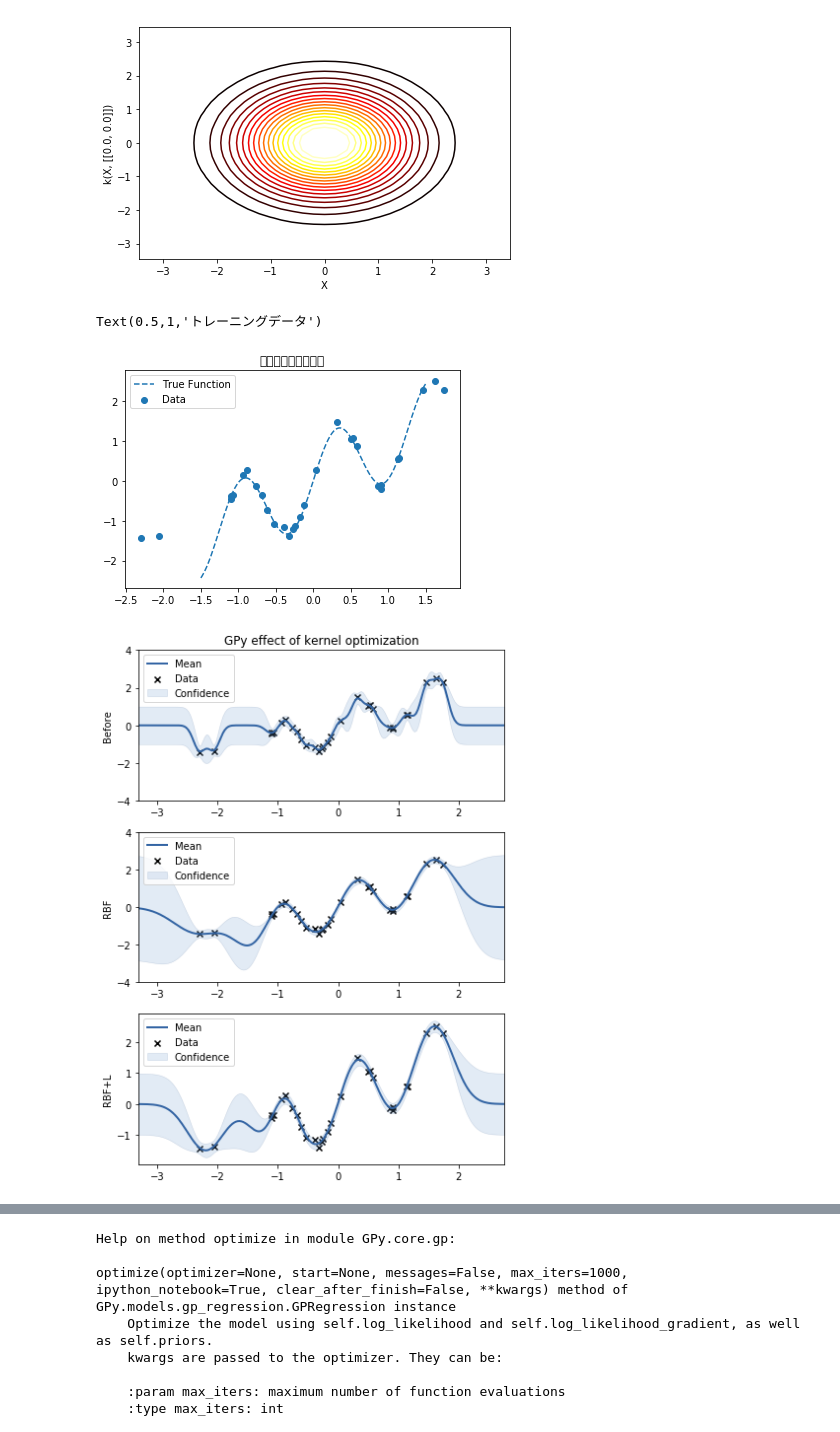
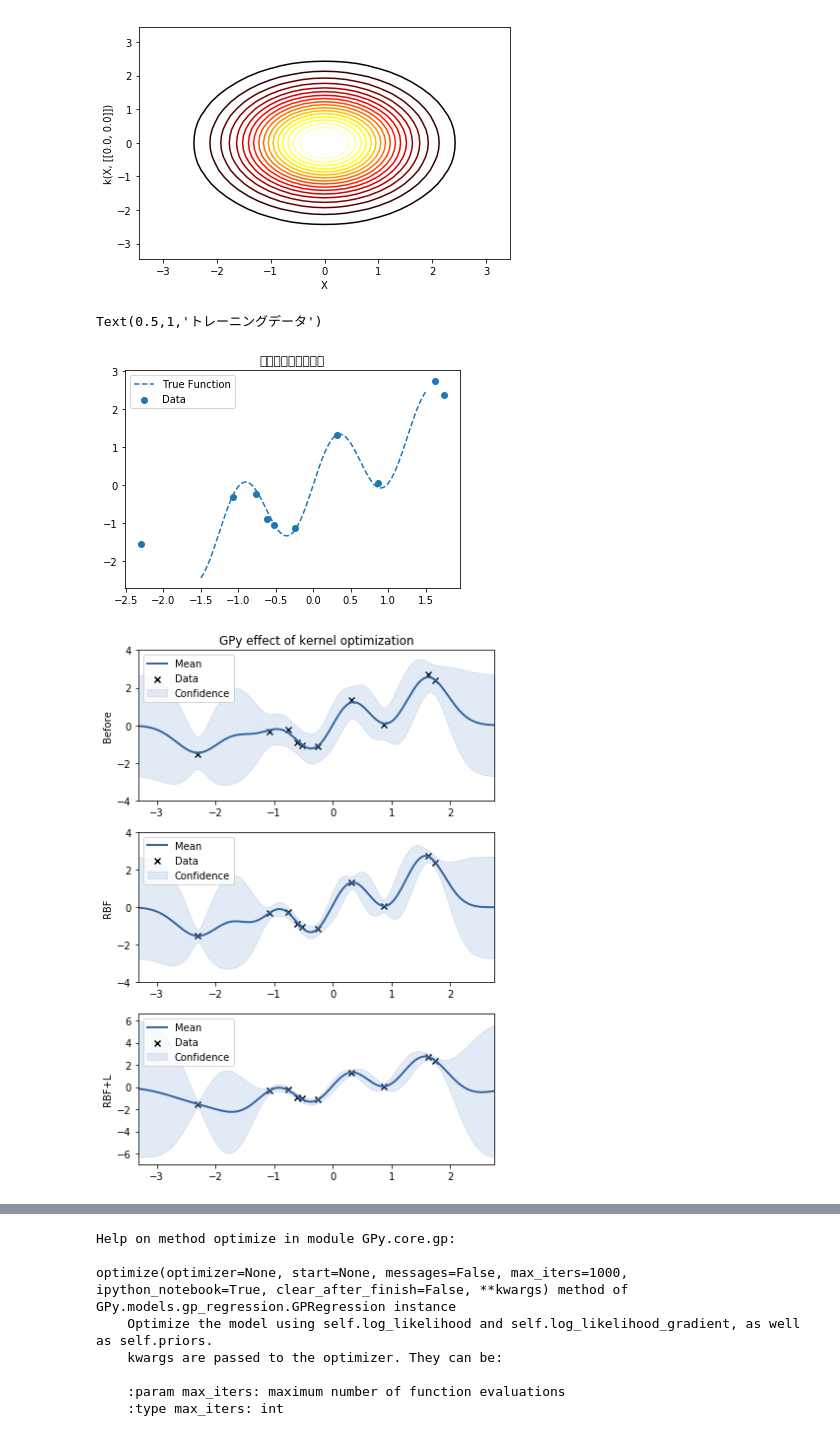
Before and after one commit to TakuTsuzuki/TimecostBO, a Jupyter notebook: GPy test.ipynb, the cells around one changed output, grey strips where cells are left out. Cells and saved outputs as stored; diff of their text form; code cells hidden in the pictures.

```diff
--- a/GPy test.ipynb
+++ b/GPy test.ipynb
@@ -188,7 +188,7 @@ def true_func(x):
     return y
 
 np.random.seed(1)
-x_train = np.random.normal(0, 1., 30)
+x_train = np.random.normal(0, 1., 10)
 y_train = true_func(x_train) + np.random.normal(loc=0, scale=.1, size=x_train.shape)
 xx = np.linspace(-1.5, 1.5, 200)
 plt.scatter(x_train, y_train, label="Data")
@@ -197,7 +197,7 @@ plt.legend()
 plt.title("トレーニングデータ")
 # %% [output]
 Text(0.5,1,'トレーニングデータ')
-[figure, old version]
+[figure, new version]
 # %%
 import GPy.kern as gp_kern
 #kern = gp_kern.PeriodicMatern32(input_dim=1) * gp_kern.RBF(input_dim=1)
@@ -205,34 +205,36 @@ kern = gp_kern.RBF(input_dim=1) #+ gp_kern.Bias(input_dim=1)
 #kern = gp_kern.PeriodicExponential(input_dim=1)
 gpy_model = GPy.models.GPRegression(X=x_train.reshape(-1, 1), Y=y_train.reshape(-1, 1), kernel=kern, normalizer=None)
 # %%
-kern = gp_kern.RBF(input_dim=1, variance = 0.25, lengthscale=.1)
-gpy_model = GPy.models.GPRegression(X=x_train.reshape(-1, 1), Y=y_train.reshape(-1, 1), kernel=kern, noise_var=0.01)
+kern = gp_kern.RBF(input_dim=1, variance = 10, lengthscale=1)
+gpy_model = GPy.models.GPRegression(X=x_train.reshape(-1, 1), Y=y_train.reshape(-1, 1), kernel=kern, noise_var=0.1)
+gpy_model.Gaussian_noise.variance.fix()
+gpy_model.optimize()
 fig = plt.figure(figsize=(6,8))
 ax1 = fig.add_subplot(311)
 gpy_model.plot(ax=ax1)  # 最適化前の予測
 
-kern = gp_kern.RBF(input_dim=1)
+kern = gp_kern.RBF(input_dim=1, variance = 10, lengthscale=1)
 gpy_model = GPy.models.GPRegression(X=x_train.reshape(-1, 1), Y=y_train.reshape(-1, 1), kernel=kern, noise_var=0.01)
 gpy_model.optimize()
 ax2 = fig.add_subplot(312, sharex=ax1)
 gpy_model.plot(ax=ax2)  # カーネル最適化後の予測
 
-kern = gp_kern.RBF(input_dim=1, variance = 0.25, lengthscale=1)
+kern = gp_kern.RBF(input_dim=1, variance = 10, lengthscale=1)
 gpy_model = GPy.models.GPRegression(X=x_train.reshape(-1, 1), Y=y_train.reshape(-1, 1), kernel=kern, noise_var=0.01)
 #gpy_model.rbf.lengthscale.fix()
 gpy_model.rbf.variance.fix()
 gpy_model.optimize()
 ax3 = fig.add_subplot(313, sharex=ax1)
 gpy_model.plot(ax=ax3)
 
 ax1.set_ylim(ax2.set_ylim(-4, 4))
 ax1.set_title("GPy effect of kernel optimization")
 ax1.set_ylabel("Before")
 ax2.set_ylabel("RBF")
 ax3.set_ylabel("RBF+L")
 fig.tight_layout()
 # %% [output]
-[figure, old version]
+[figure, new version]
 # %%
 print(gpy_model)
 # %% [output]
```
Also changed, not shown: parts of 6 cells of this notebook, 5 other files.
